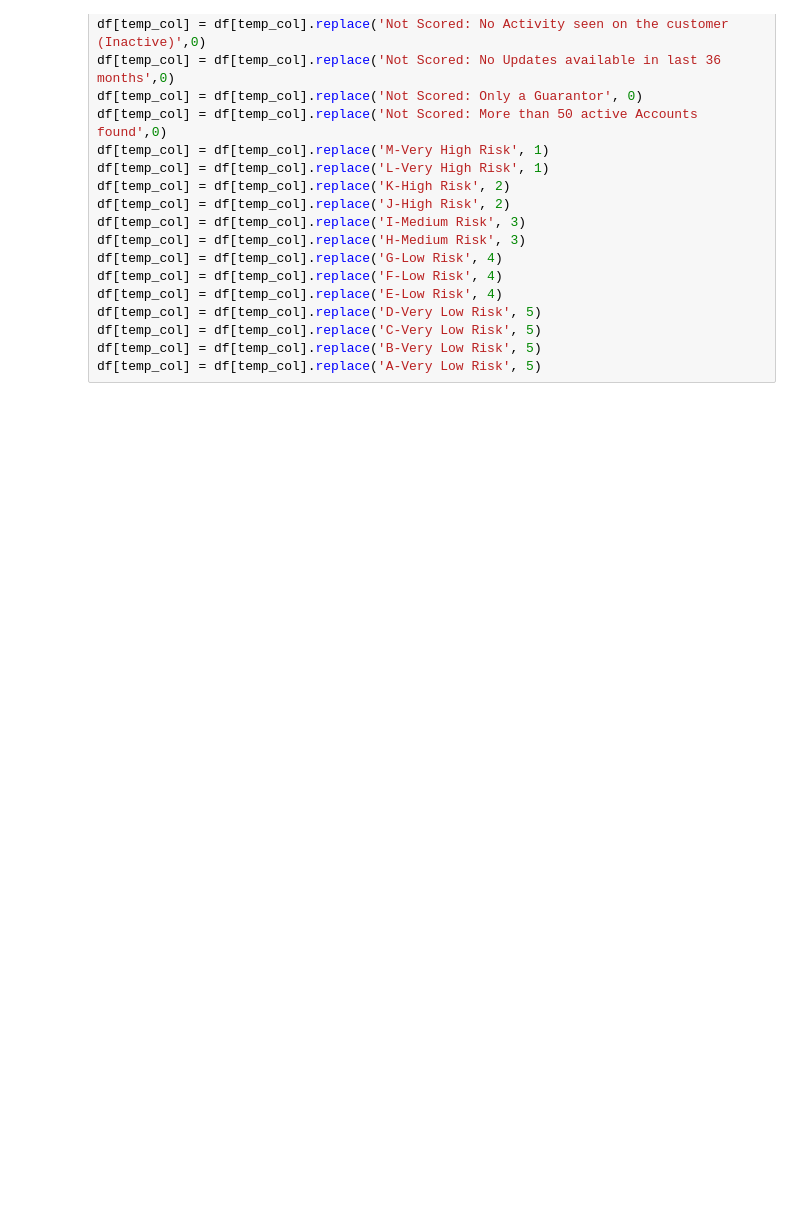
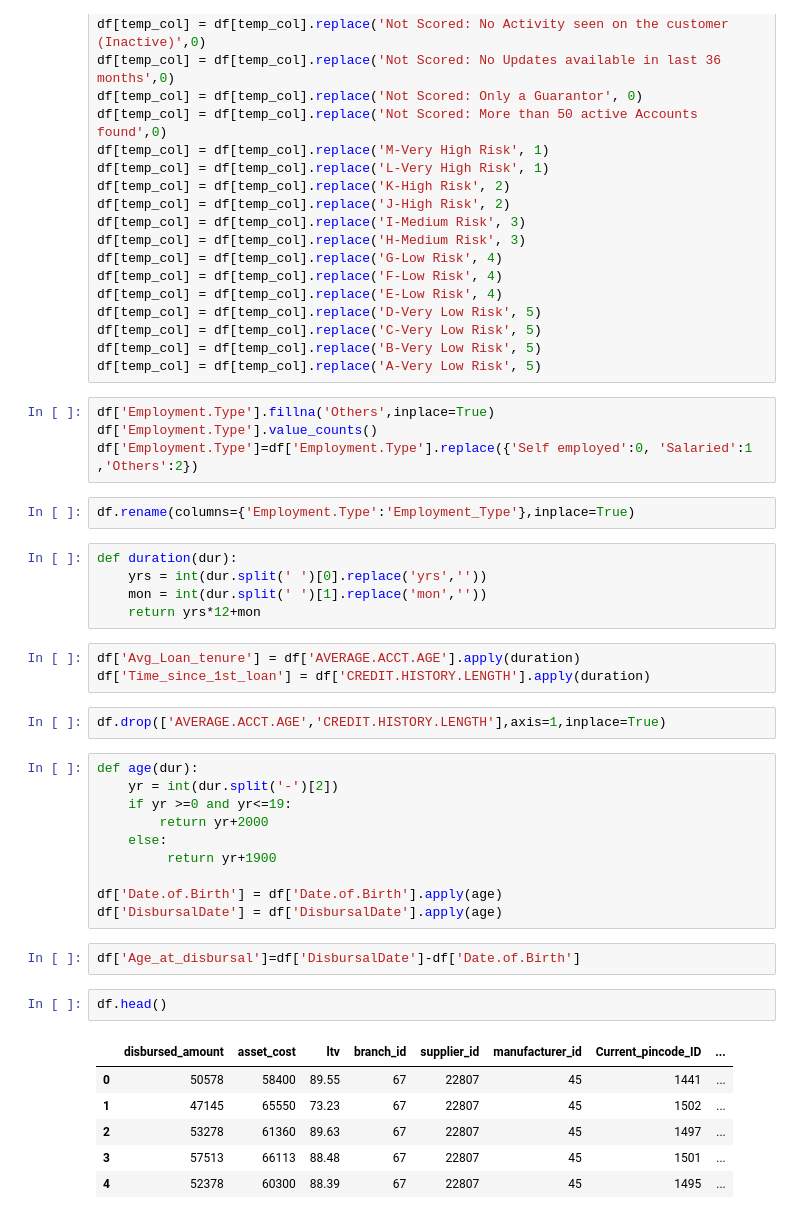
Before and after one commit to xavierigneous/Vehicle-Loan-Default-Prediction, a Jupyter notebook: Krishnaraj/Vehicle loan final.ipynb, the cells around one changed output. Saved outputs shown, nothing was run; the diff lists cells and outputs as text; blank space fills up the shorter version.

```diff
--- a/Krishnaraj/Vehicle loan final.ipynb
+++ b/Krishnaraj/Vehicle loan final.ipynb
@@ -157,3 +159,40 @@ df[temp_col] = df[temp_col].replace('D-Very Low Risk', 5)
 df[temp_col] = df[temp_col].replace('C-Very Low Risk', 5)
 df[temp_col] = df[temp_col].replace('B-Very Low Risk', 5)
 df[temp_col] = df[temp_col].replace('A-Very Low Risk', 5)
+# %%
+df['Employment.Type'].fillna('Others',inplace=True)
+df['Employment.Type'].value_counts()
+df['Employment.Type']=df['Employment.Type'].replace({'Self employed':0, 'Salaried':1 ,'Others':2})
+# %%
+df.rename(columns={'Employment.Type':'Employment_Type'},inplace=True)
+# %%
+def duration(dur):
+    yrs = int(dur.split(' ')[0].replace('yrs',''))
+    mon = int(dur.split(' ')[1].replace('mon',''))
+    return yrs*12+mon
+# %%
+df['Avg_Loan_tenure'] = df['AVERAGE.ACCT.AGE'].apply(duration)
+df['Time_since_1st_loan'] = df['CREDIT.HISTORY.LENGTH'].apply(duration)
+# %%
+df.drop(['AVERAGE.ACCT.AGE','CREDIT.HISTORY.LENGTH'],axis=1,inplace=True)
+# %%
+def age(dur):
+    yr = int(dur.split('-')[2])
+    if yr >=0 and yr<=19:
+        return yr+2000
+    else:
+         return yr+1900
+
+df['Date.of.Birth'] = df['Date.of.Birth'].apply(age)
+df['DisbursalDate'] = df['DisbursalDate'].apply(age)
+# %%
+df['Age_at_disbursal']=df['DisbursalDate']-df['Date.of.Birth']
+# %%
+df.head()
+# %% [output]
+|  | disbursed_amount | asset_cost | ltv | branch_id | supplier_id | manufacturer_id | Current_pincode_ID | ... |
+| 0 | 50578 | 58400 | 89.55 | 67 | 22807 | 45 | 1441 | ... |
+| 1 | 47145 | 65550 | 73.23 | 67 | 22807 | 45 | 1502 | ... |
+| 2 | 53278 | 61360 | 89.63 | 67 | 22807 | 45 | 1497 | ... |
+| 3 | 57513 | 66113 | 88.48 | 67 | 22807 | 45 | 1501 | ... |
+| 4 | 52378 | 60300 | 88.39 | 67 | 22807 | 45 | 1495 | ... |
```
Also changed, not shown: parts of 13 cells of this notebook, 1 other file.
